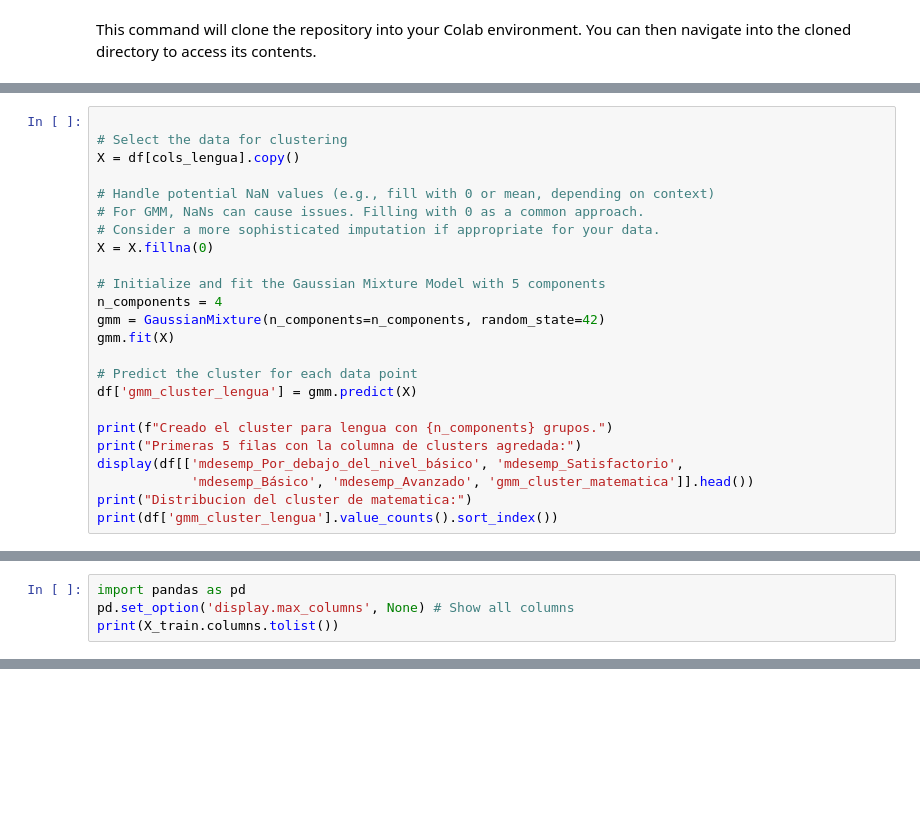
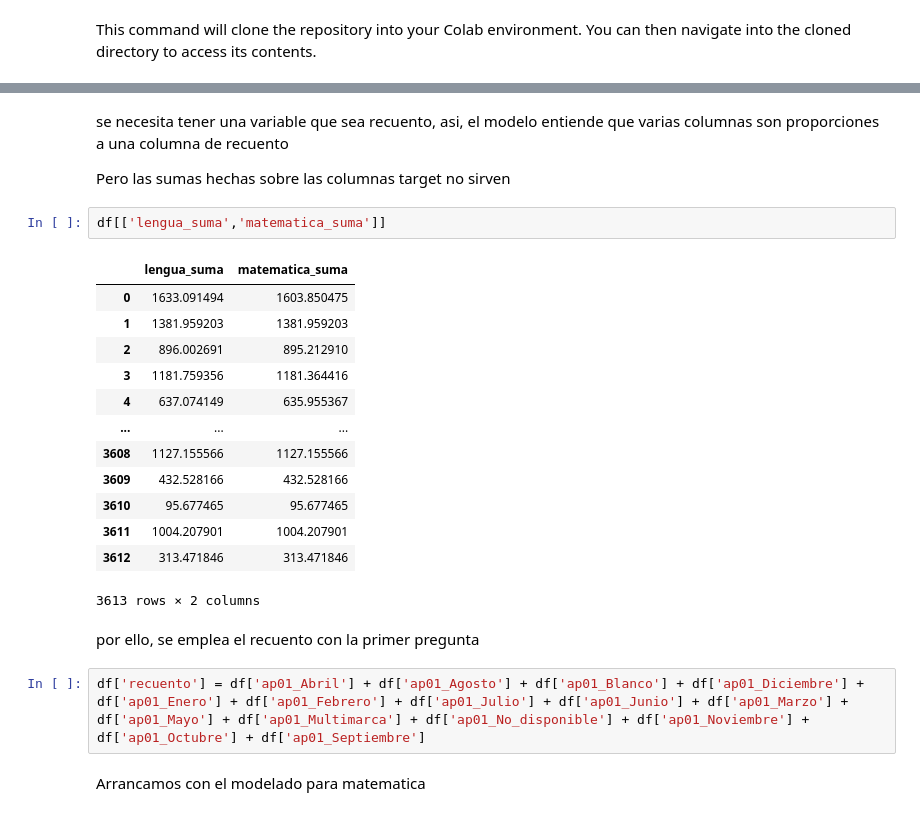
Before and after one commit to Juanchumu/Aprender2016-2024, a Jupyter notebook: notebooks/colab/GeneracionDeCategorias.ipynb, the cells around one changed output, grey strips where cells are left out. Drawn from its saved outputs; the diff is of its cells as text; blank space fills up the shorter version.

```diff
--- a/notebooks/colab/GeneracionDeCategorias.ipynb
+++ b/notebooks/colab/GeneracionDeCategorias.ipynb
@@ -239,24 +114,0 @@ probe muchos grupos, voy a quedarme con 4 grupos, ya que para 5 no baja mucho y
-# %%
-
-# Select the data for clustering
-X = df[cols_lengua].copy()
-
-# Handle potential NaN values (e.g., fill with 0 or mean, depending on context)
-# For GMM, NaNs can cause issues. Filling with 0 as a common approach.
-# Consider a more sophisticated imputation if appropriate for your data.
-X = X.fillna(0)
-
-# Initialize and fit the Gaussian Mixture Model with 5 components
-n_components = 4
-gmm = GaussianMixture(n_components=n_components, random_state=42)
-gmm.fit(X)
-
-# Predict the cluster for each data point
-df['gmm_cluster_lengua'] = gmm.predict(X)
-
-print(f"Creado el cluster para lengua con {n_components} grupos.")
-print("Primeras 5 filas con la columna de clusters agredada:")
-display(df[['mdesemp_Por_debajo_del_nivel_básico', 'mdesemp_Satisfactorio',
-            'mdesemp_Básico', 'mdesemp_Avanzado', 'gmm_cluster_matematica']].head())
-print("Distribucion del cluster de matematica:")
-print(df['gmm_cluster_lengua'].value_counts().sort_index())
@@ -467,4 +114,0 @@ y_test shape: (246,)
-# %%
-import pandas as pd
-pd.set_option('display.max_columns', None) # Show all columns
-print(X_train.columns.tolist())
@@ -895,0 +115,26 @@ Passing `palette` without assigning `hue` is deprecated and will be removed in v
+# %% [markdown]
+se necesita tener una variable que sea recuento, asi, el modelo entiende que varias columnas son proporciones a una columna de recuento
+
+Pero las sumas hechas sobre las columnas target no sirven
+# %%
+df[['lengua_suma','matematica_suma']]
+# %% [output]
+|  | lengua_suma | matematica_suma |
+| 0 | 1633.091494 | 1603.850475 |
+| 1 | 1381.959203 | 1381.959203 |
+| 2 | 896.002691 | 895.212910 |
+| 3 | 1181.759356 | 1181.364416 |
+| 4 | 637.074149 | 635.955367 |
+| ... | ... | ... |
+| 3608 | 1127.155566 | 1127.155566 |
+| 3609 | 432.528166 | 432.528166 |
+| 3610 | 95.677465 | 95.677465 |
+| 3611 | 1004.207901 | 1004.207901 |
+| 3612 | 313.471846 | 313.471846 |
+3613 rows × 2 columns
+# %% [markdown]
+por ello, se emplea el recuento con la primer pregunta
+# %%
+df['recuento'] = df['ap01_Abril'] + df['ap01_Agosto'] + df['ap01_Blanco'] + df['ap01_Diciembre'] + df['ap01_Enero'] + df['ap01_Febrero'] + df['ap01_Julio'] + df['ap01_Junio'] + df['ap01_Marzo'] + df['ap01_Mayo'] + df['ap01_Multimarca'] + df['ap01_No_disponible'] + df['ap01_Noviembre'] + df['ap01_Octubre'] + df['ap01_Septiembre']
+# %% [markdown]
+Arrancamos con el modelado para matematica
```
Also changed, not shown: parts of 60 cells of this notebook, 1 other file.
